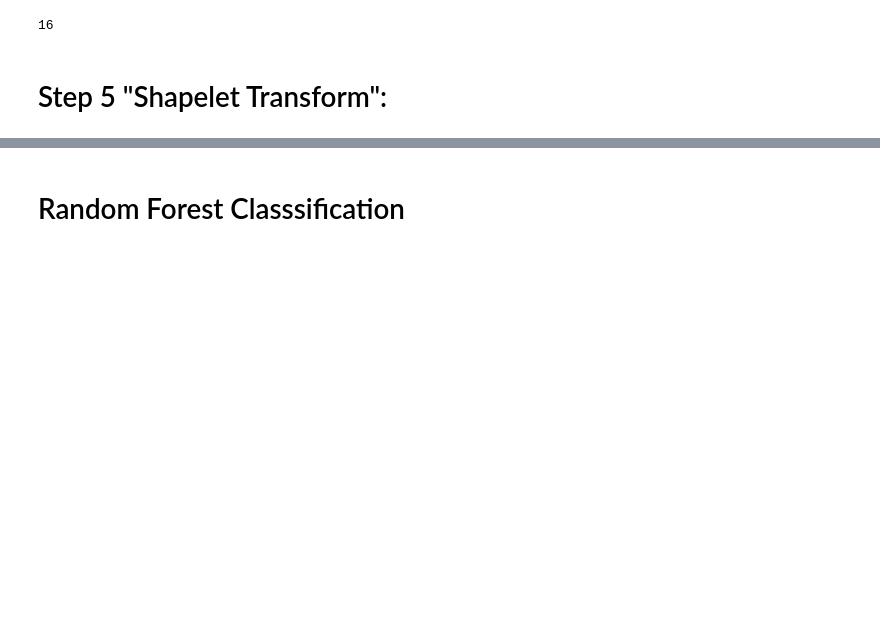
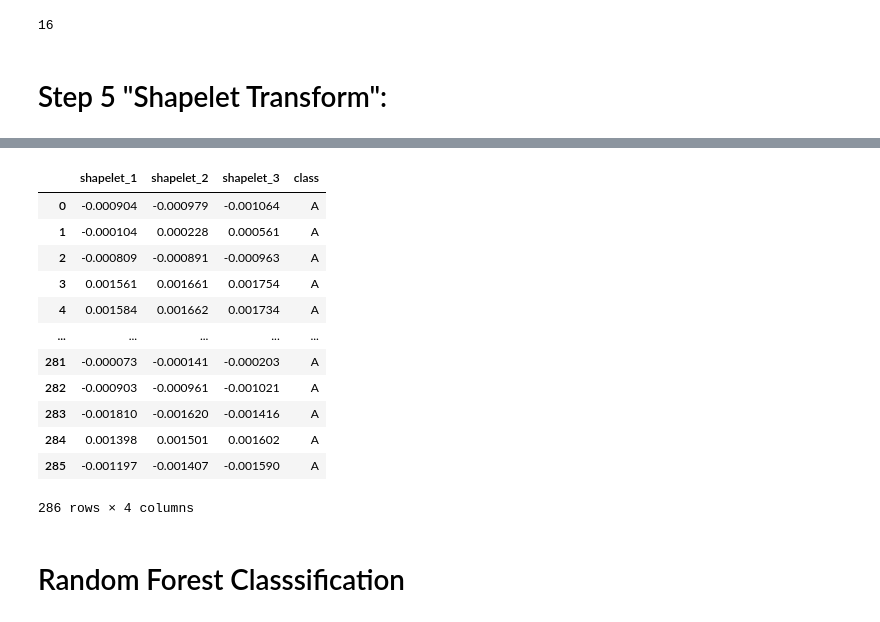
Before and after one commit to darkun7/shapelet, a Jupyter notebook: notebook/shapelet.ipynb, the cells around one changed output, grey strips where cells are left out. Cells and saved outputs as stored; diff of their text form; code cells hidden in the pictures; blank space fills up the shorter version.

```diff
--- a/notebook/shapelet.ipynb
+++ b/notebook/shapelet.ipynb
@@ -517,5 +535,27 @@ df_c_A.to_csv('../output/shapelet/combined_shapelets_A.csv', index=False)
 
 df_c_F = pd.DataFrame(combined_shapelets_F, columns=['mag'])
 df_c_F.to_csv('../output/shapelet/combined_shapelets_F.csv', index=False)
+# %%
+discover_F
+def makeAsFeature(data, columns, label):
+    df = pd.DataFrame([entry['shapelet'] for entry in data], columns=columns)
+    df['class'] = label
+    return df
+df_A = makeAsFeature(discover_A, ['shapelet_1', 'shapelet_2', 'shapelet_3'], 'A')
+df_A
+# %% [output]
+|  | shapelet_1 | shapelet_2 | shapelet_3 | class |
+| 0 | -0.000904 | -0.000979 | -0.001064 | A |
+| 1 | -0.000104 | 0.000228 | 0.000561 | A |
+| 2 | -0.000809 | -0.000891 | -0.000963 | A |
+| 3 | 0.001561 | 0.001661 | 0.001754 | A |
+| 4 | 0.001584 | 0.001662 | 0.001734 | A |
+| ... | ... | ... | ... | ... |
+| 281 | -0.000073 | -0.000141 | -0.000203 | A |
+| 282 | -0.000903 | -0.000961 | -0.001021 | A |
+| 283 | -0.001810 | -0.001620 | -0.001416 | A |
+| 284 | 0.001398 | 0.001501 | 0.001602 | A |
+| 285 | -0.001197 | -0.001407 | -0.001590 | A |
+286 rows × 4 columns
 # %% [markdown]
 # Random Forest Classsification
```
Also changed, not shown: parts of 38 cells of this notebook, 2 other files.
